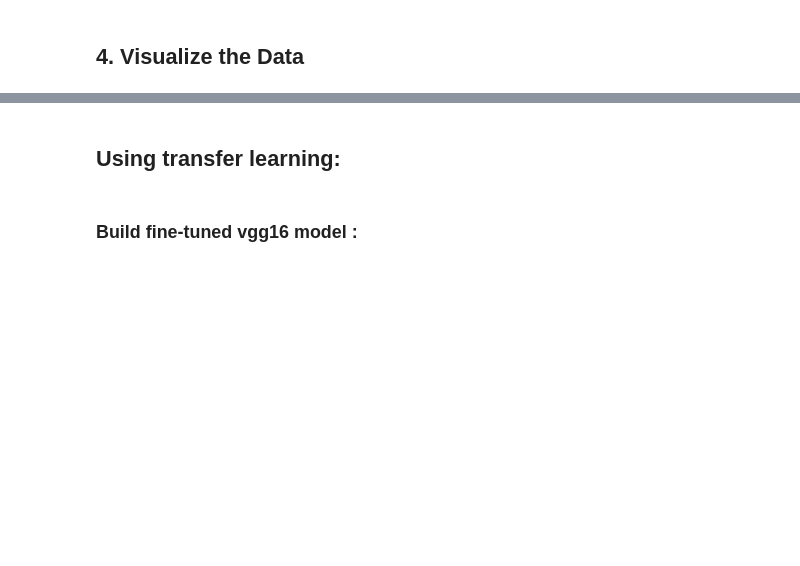
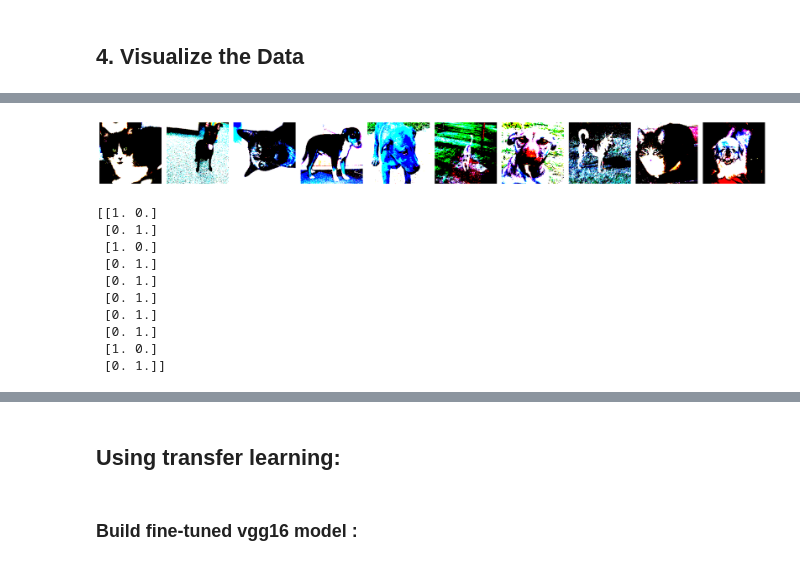
Before and after one commit to nabilaChehla/Transfer-Learning-for-flower-classification, a Jupyter notebook: catDogClassification.ipynb, the cells around one changed output, grey strips where cells are left out. Drawn from its saved outputs; the diff is of its cells as text; code cells hidden in the pictures; blank space fills up the shorter version.

```diff
--- a/catDogClassification.ipynb
+++ b/catDogClassification.ipynb
@@ -108,9 +122,7 @@ test_batches = ImageDataGenerator(preprocessing_function=vgg16.preprocess_input)
 ##  4. Visualize the Data
 # %%
 images , lable = next(train_batches)
-rows=2
-cols = 2
-img_count = 0
+
 
 def plotImg(img_arr):
     fig, axes = plt.subplots(1,10, figsize=(20,20))
@@ -123,3 +135,4 @@ def plotImg(img_arr):
 
 plotImg(images)
 print(lable)
+# %% [output]
@@ -125,0 +149,11 @@ print(lable)
+[figure, added]
+[[1. 0.]
+ [0. 1.]
+ [1. 0.]
+ [0. 1.]
+ [0. 1.]
+ [0. 1.]
+ [0. 1.]
+ [0. 1.]
+ [1. 0.]
+ [0. 1.]]
```
Also changed, not shown: parts of 18 cells of this notebook.
